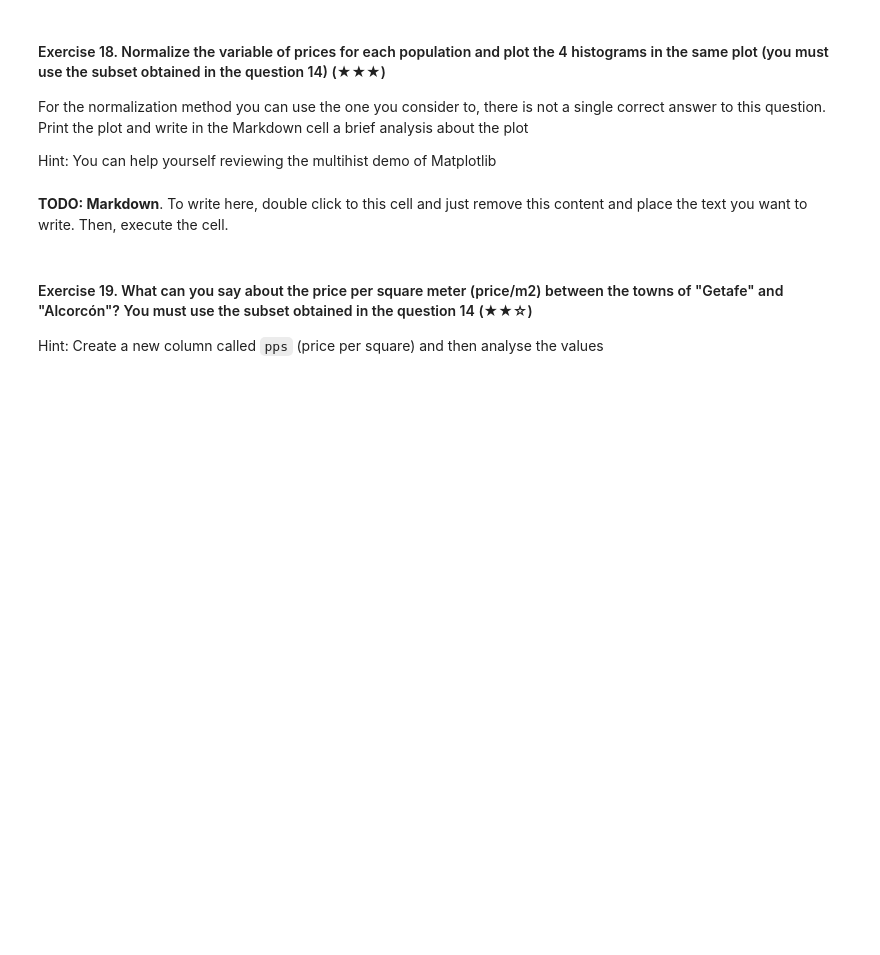
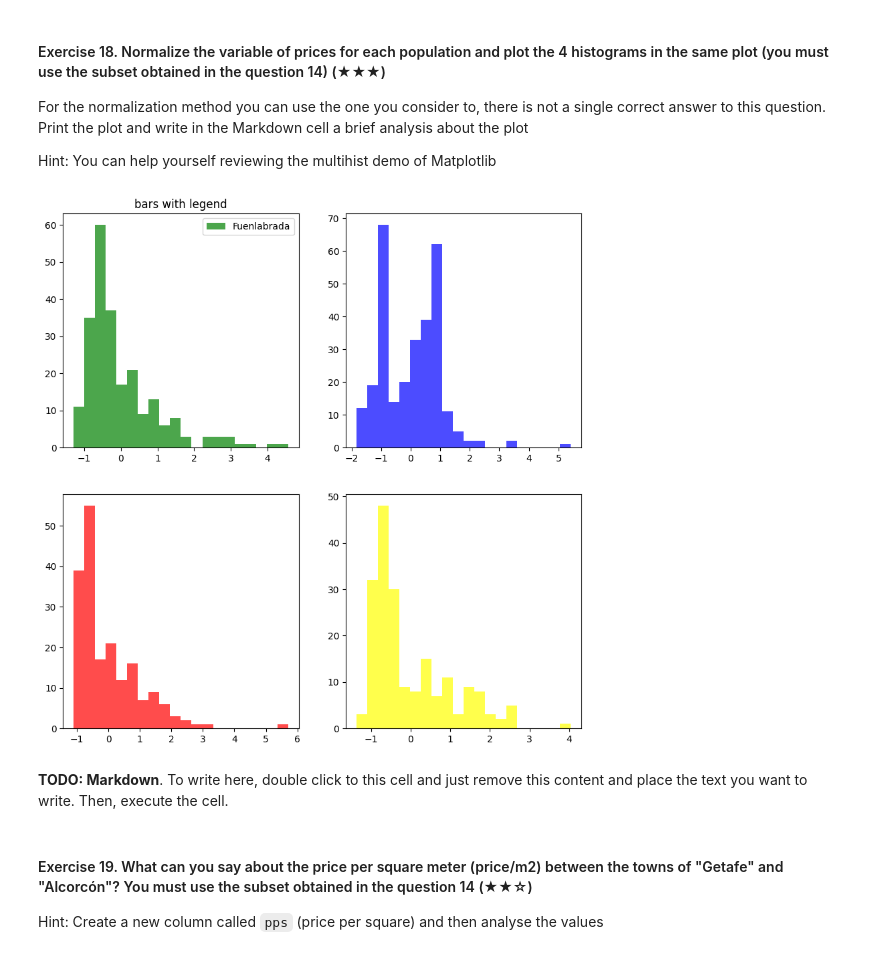
Before and after one commit to SamuelHollis/Final_project_Samu_realestate-datacleanup-exercise, a Jupyter notebook: project.ipynb, the cells around one changed output. Drawn from its saved outputs; the diff is of its cells as text; code cells hidden in the pictures; blank space fills up the shorter version.

```diff
--- a/project.ipynb
+++ b/project.ipynb
@@ -352,6 +352,19 @@ dtype: float64
 
 Print both the address and the price of the selected house of each population. You can print a DataFrame or a single line for each population
 # %%
-index_max = subset_ds['price'].idxmax()
-index_max
+#
+fuenla = subset_ds[subset_ds['level5'].isin(['Fuenlabrada'])]
+geta = subset_ds[subset_ds['level5'].isin(['Getafe'])]
+alco = subset_ds[subset_ds['level5'].isin(['Alcorcón'])]
+lega = subset_ds[subset_ds['level5'].isin(['Leganés'])]
+
+fuenla_max = fuenla.loc[fuenla['price'].idxmax(), 'address']
+geta_max = geta.loc[geta['price'].idxmax(), 'address']
+alco_max = alco.loc[alco['price'].idxmax(), 'address']
+lega_max = lega.loc[lega['price'].idxmax(), 'address']
+
+print(f'Address: {fuenla_max}. Price: {fuenla['price'].max()}')
+print(f'Address: {geta_max}. Price: {geta['price'].max()}')
+print(f'Address: {alco_max}. Price: {alco['price'].max()}')
+print(f'Address: {lega_max}. Price: {lega['price'].max()}')
 # %% [output]
@@ -363,7 +379,24 @@ For the normalization method you can use the one you consider to, there is not a
 
 Hint: You can help yourself reviewing the multihist demo of Matplotlib
 # %%
-# TODO
+normal_fuenla = (fuenla['price'] - fuenla['price'].mean()) / fuenla['price'].std()
+normal_geta = (geta['price'] - geta['price'].mean()) / geta['price'].std()
+normal_alco = (alco['price'] - alco['price'].mean()) / alco['price'].std()
+normal_lega = (lega['price'] - lega['price'].mean()) / lega['price'].std()
+
+
+fig, axs = plt.subplots(2, 2, figsize = (10, 10))
+
+axs[0, 0].hist(normal_fuenla, bins=20, alpha=0.7, label="Fuenlabrada", color="green",)
+axs[0, 0 ].legend(prop={'size': 10})
+axs[0, 0].set_title('bars with legend')
+axs[0, 1].hist(normal_geta, bins=20, alpha=0.7, label="Getafe", color="blue")
+axs[1, 0].hist(normal_alco, bins=20, alpha=0.7, label="Alcorcón", color="red")
+axs[1, 1].hist(normal_lega, bins=20, alpha=0.7, label="Leganés", color="yellow")
+
+plt.show()
+# %% [output]
+[figure, added]
 # %% [markdown]
 **TODO: Markdown**. To write here, double click to this cell and just remove this content and place the text you want to write. Then, execute the cell.
 # %% [markdown]
```
Also changed, not shown: parts of 5 cells of this notebook.
